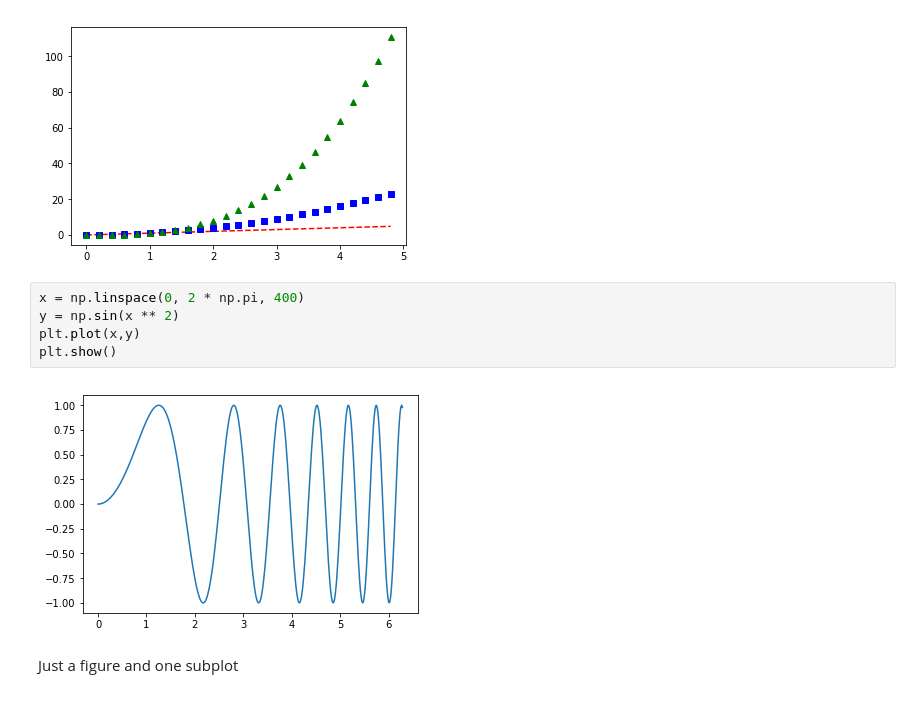
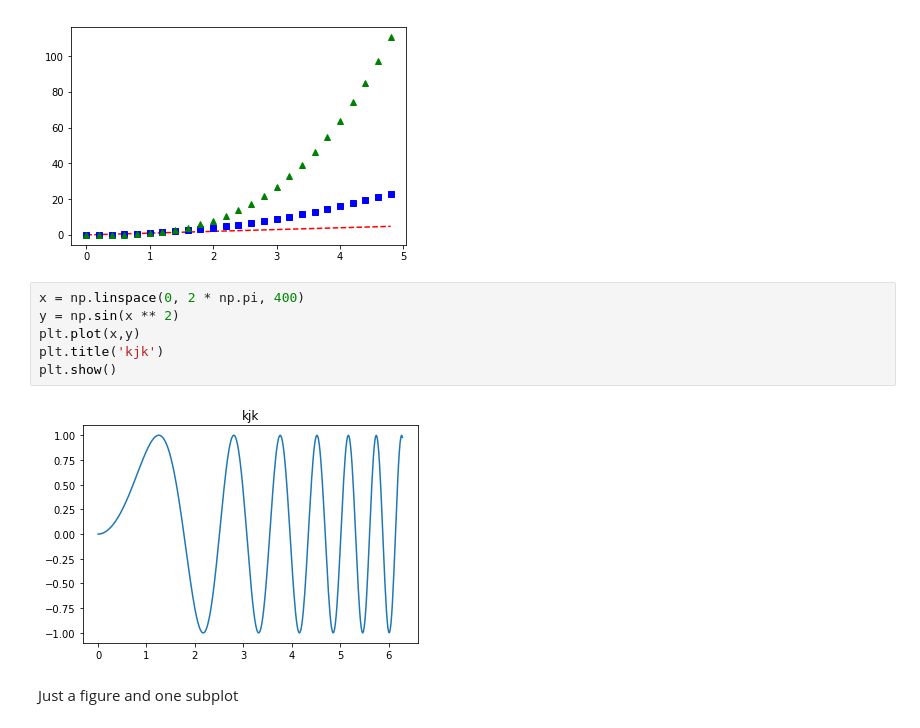
Before and after one commit to JoaoViniciusPR/FGV_Programming_Languages, a Jupyter notebook: Python/Notebooks/JV_Aula_13_Numpy_Matplotlib_Pandas.ipynb, the cells around one changed output. Saved outputs shown, nothing was run; the diff lists cells and outputs as text.

```diff
--- a/Python/Notebooks/JV_Aula_13_Numpy_Matplotlib_Pandas.ipynb
+++ b/Python/Notebooks/JV_Aula_13_Numpy_Matplotlib_Pandas.ipynb
@@ -294,10 +292,11 @@ plt.show()
 # %%
 x = np.linspace(0, 2 * np.pi, 400)
 y = np.sin(x ** 2)
 plt.plot(x,y)
+plt.title('kjk')
 plt.show()
 # %% [output]
-[figure, old version]
+[figure, new version]
 # %% [markdown]
 Just a figure and one subplot
 # %%
```
Also changed, not shown: parts of 10 cells of this notebook, 2 other files.
